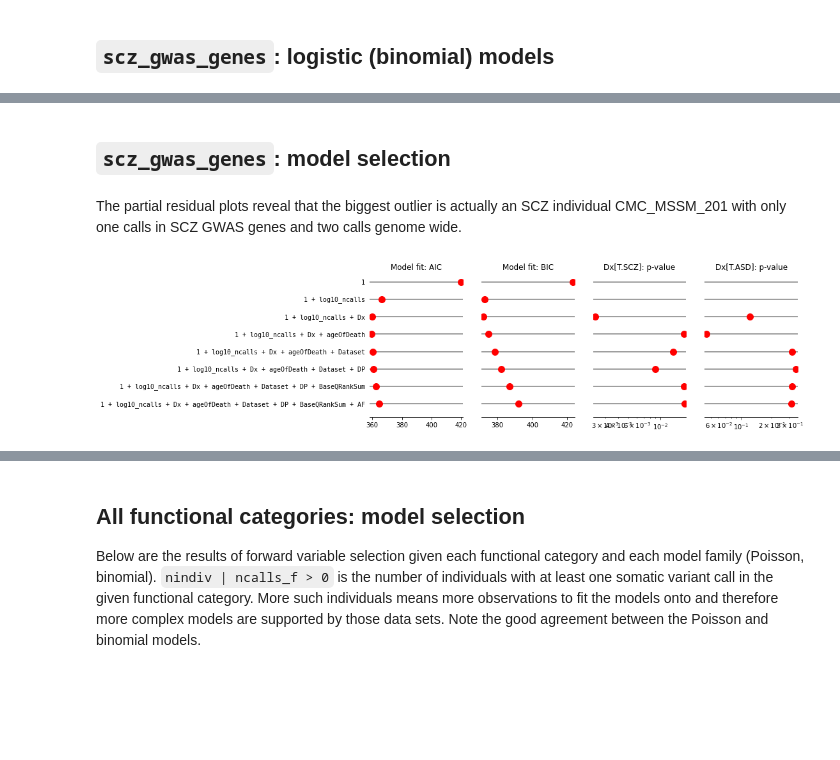
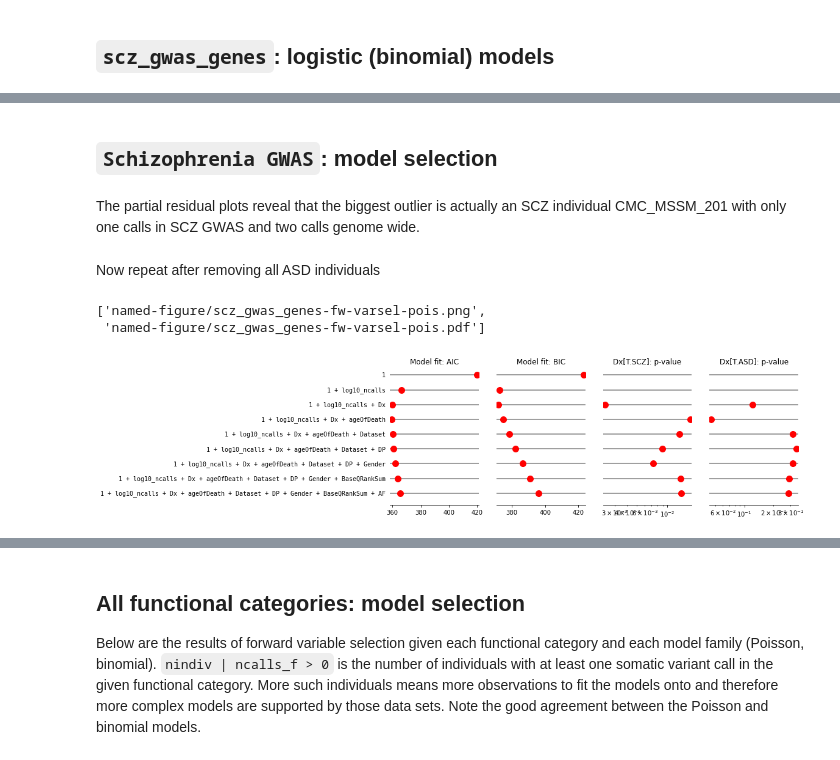
Before and after one commit to attilagk/lab-notebook, a Jupyter notebook: projects/bsm/R/2021-01-26-indiv-counts-modeling/2021-01-26-indiv-counts-modeling.ipynb, the cells around one changed output, grey strips where cells are left out. Saved outputs shown, nothing was run; the diff lists cells and outputs as text; code cells hidden in the pictures; blank space fills up the shorter version.

```diff
--- a/projects/bsm/R/2021-01-26-indiv-counts-modeling/2021-01-26-indiv-counts-modeling.ipynb
+++ b/projects/bsm/R/2021-01-26-indiv-counts-modeling/2021-01-26-indiv-counts-modeling.ipynb
@@ -196,0 +283,7 @@ scz_gwas_genes
+# %%
+results = results.drop('SCZ GWAS locus, coding', axis=1, level=0)
+results_scz = results_scz.drop('SCZ GWAS locus, coding', axis=1, level=0)
+summary = summary.drop('SCZ GWAS locus, coding', axis=0, level=0)
+summary_scz = summary_scz.drop('SCZ GWAS locus, coding', axis=0, level=0)
+summary_chisq = summary_chisq.drop('SCZ GWAS locus, coding', axis=0, level=0)
+summary_chisq_scz = summary_chisq_scz.drop('SCZ GWAS locus, coding', axis=0, level=0)
@@ -197,3 +292,24 @@ scz_gwas_genes
+# %%
+selcols = ['DP', 'BaseQRankSum', 'AF']
+selcols_indiv = ['Dx', 'ageOfDeath', 'Dataset', 'Reported Gender']
+prettynames = ['coding nonsyn', 'coding syn', 'missense', 'stop gain', 'splice site', 'coding', 'deleterious (sift)', 'damaging (polyphen)', 'TFBS', 'CpG island', 'enhancer', 'genic enhancer', 'evolutionary cons. (phast)', 'evolutionary cons. (gerp)']
+prettynames += list(summary.xs('near_gens_Overlapped Gene', 0).index) # add GWASets
+
+def get_fitdata(data, results):
+    covariates = data[selcols].groupby('Individual ID').mean()
+    covariates[selcols_indiv] = data[selcols_indiv].groupby('Individual ID').first()
+    covariates = covariates.rename({'Reported Gender': 'Gender'}, axis=1)
+    covariates['ncalls'] = data.groupby('Individual ID').size()
+    covariates = pd.concat([covariates, covariates['ncalls'].apply(np.log10).rename('log10_ncalls')], axis=1)
+    Dxs = pd.Categorical(results[('Dx', )].groupby('Individual ID').first(), categories=results[('Dx', )].cat.categories)
+    responses = results.drop(('Dx',), axis=1).groupby('Individual ID').sum()
+    responses.columns = prettynames
+    responses_prop = responses.apply(lambda x: x / covariates['ncalls'], axis=0).rename(lambda x: 'prop_' + x, axis=1)
+    fitdata = pd.concat([responses, covariates], axis=1)
+    return((fitdata, covariates, responses, responses_prop))
+
+fitdata, covariates, responses, responses_prop = get_fitdata(data, results)
+fitdata_scz, covariates_scz, responses_scz, responses_prop_scz = get_fitdata(preprocessing.drop_category(data, 'ASD'), results_scz)
 # %% [markdown]
 ### Pairwise joint distributions
 
@@ -269,12 +458,6 @@ attila_utils.savefig(fig, 'prop_calls-func-categ-predictors')
 ## Training data for fitting models
 
 First simplify column names and create data matrix
-# %%
-fitdata = pd.concat([responses, covariates], axis=1)
-fitdata['Dx'] = Dxs
-endog = responses
-exog0 = fitdata.drop(prettynames + ['ncalls'], axis=1)
-exog1 = fitdata.drop(prettynames + ['log10_ncalls'], axis=1)
 # %%
 def endog_binomial(feature, fitdata=fitdata, proportion=False):
     success = fitdata[feature]
@@ -362,9 +711,11 @@ attila_utils.savefig(fig, 'scz_gwas_genes-ageOfDeath-binom-fit')
 # %% [markdown]
-## `scz_gwas_genes`: model selection
+## `Schizophrenia GWAS`: model selection
 # %% [markdown]
-The partial residual plots reveal that the biggest outlier is actually an SCZ individual CMC_MSSM_201 with only one calls in SCZ GWAS genes and two calls genome wide.
+The partial residual plots reveal that the biggest outlier is actually an SCZ individual CMC_MSSM_201 with only one calls in SCZ GWAS and two calls genome wide.
 # %%
-exogs = ['log10_ncalls', 'Dx', 'ageOfDeath', 'BaseQRankSum', 'Dataset', 'AF', 'DP']
-pois_modsel = icm.multifit(fitdata, 'scz_gwas_genes', exogs, sm.families.Poisson(), do_fwsel=True)
+exogs = ['log10_ncalls', 'Dx', 'ageOfDeath', 'BaseQRankSum', 'Dataset', 'AF', 'DP', 'Gender']
+pois_modsel = icm.multifit(fitdata, 'Schizophrenia GWAS', exogs, sm.families.Poisson(), do_fwsel=True)
 exogs.remove('log10_ncalls')
-binom_modsel = icm.multifit(fitdata, 'scz_gwas_genes', exogs, sm.families.Binomial(), do_fwsel=True)
+binom_modsel = icm.multifit(fitdata, 'Schizophrenia GWAS', exogs, sm.families.Binomial(), do_fwsel=True)
+# %% [markdown]
+Now repeat after removing all ASD individuals
@@ -371,5 +727,8 @@ binom_modsel = icm.multifit(fitdata, 'scz_gwas_genes', exogs, sm.families.Binomi
 # %%
 %matplotlib inline
-fig, ax = icm.modsel_dotplot(pois_modsel)
+fig, ax = icm.modsel_dotplot(pois_modsel, only_scz=False)
+attila_utils.savefig(fig, 'scz_gwas_genes-fw-varsel-pois')
 # %% [output]
+['named-figure/scz_gwas_genes-fw-varsel-pois.png',
+ 'named-figure/scz_gwas_genes-fw-varsel-pois.pdf']
-[figure, old version]
+[figure, new version]
```
Also changed, not shown: parts of 101 cells of this notebook, 6 other files.
